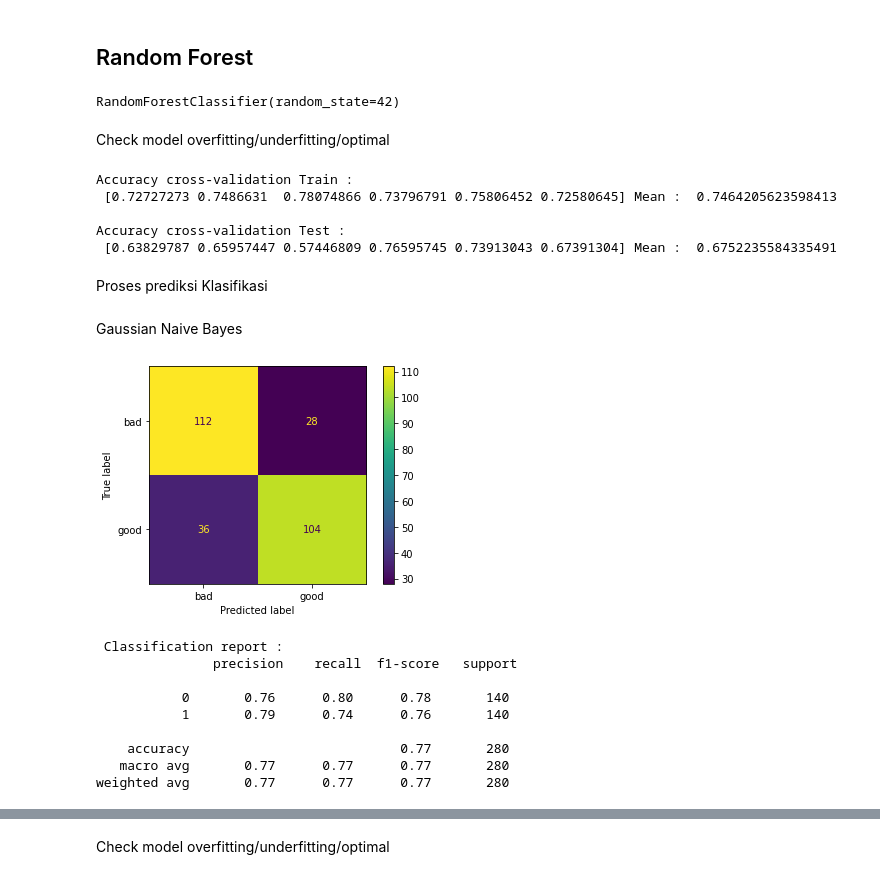
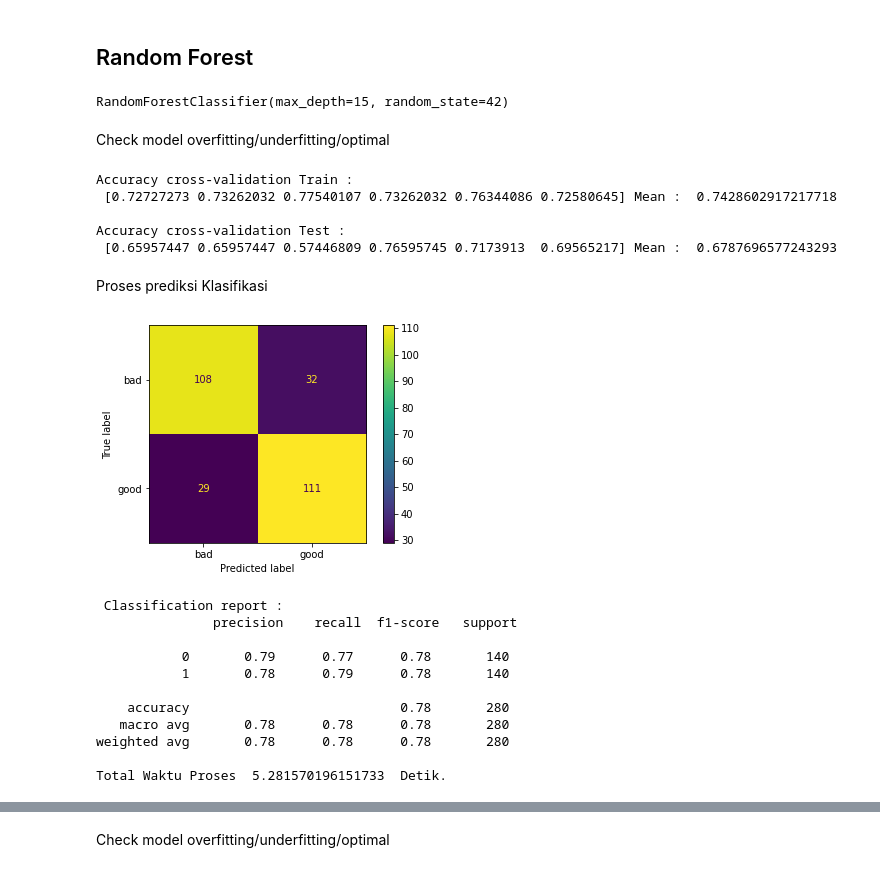
Before and after one commit to Fikazh/ProjectUasMachineLearning, a Jupyter notebook: main.ipynb, the cells around one changed output, grey strips where cells are left out. Cells and saved outputs as stored; diff of their text form; code cells hidden in the pictures.

```diff
--- a/main.ipynb
+++ b/main.ipynb
@@ -237,10 +232,0 @@ Banyak data kelas 1 (good):  140
-# %%
-from sklearn.metrics import classification_report,confusion_matrix,ConfusionMatrixDisplay
-from sklearn.neighbors import KNeighborsClassifier
-from sklearn.model_selection import cross_val_score, validation_curve
-
-#Membuat model klasifikasi
-modelKNN = KNeighborsClassifier(n_neighbors=5)
-
-#Melatih model menggunakan training dataset
-modelKNN.fit(X_train, y_train)
@@ -288,16 +233,26 @@ weighted avg       0.62      0.62      0.62       280
 # %% [markdown]
 ## Random Forest
 # %%
+from sklearn.metrics import classification_report,confusion_matrix,ConfusionMatrixDisplay
+from sklearn.model_selection import cross_val_score
+import time
+
+
 #Random Forest
 from sklearn.ensemble import RandomForestClassifier
 
+awal = time.time()
 #Membuat model klasifikasi
-modelRFC = RandomForestClassifier(random_state=42)
+modelRFC = RandomForestClassifier(n_estimators=100, #Default
+                                  max_depth=15,
+                                  min_samples_leaf=1, #Default
+                                  min_samples_split=2, #Default
+                                  random_state=42)
 
 #Melatih model menggunakan training dataset
 modelRFC.fit(X_train, y_train)
 # %% [output]
-RandomForestClassifier(random_state=42)
+RandomForestClassifier(max_depth=15, random_state=42)
 # %% [markdown]
 Check model overfitting/underfitting/optimal
 # %%
@@ -308,34 +263,36 @@ print("Accuracy cross-validation Train : \n",accuracyScoreTrain, "Mean : ", np.m
 print("\nAccuracy cross-validation Test : \n",accuracyScoreTest, "Mean : ", np.mean(accuracyScoreTest))
 # %% [output]
 Accuracy cross-validation Train :
- [0.72727273 0.7486631  0.78074866 0.73796791 0.75806452 0.72580645] Mean :  0.7464205623598413
+ [0.72727273 0.73262032 0.77540107 0.73262032 0.76344086 0.72580645] Mean :  0.7428602917217718
 
 Accuracy cross-validation Test :
- [0.63829787 0.65957447 0.57446809 0.76595745 0.73913043 0.67391304] Mean :  0.6752235584335491
+ [0.65957447 0.65957447 0.57446809 0.76595745 0.7173913  0.69565217] Mean :  0.6787696577243293
 # %% [markdown]
 Proses prediksi Klasifikasi
-# %% [markdown]
-Gaussian Naive Bayes
 # %%
 #Memprediksi hasil dari test dataset
 predictionsRfc = modelRFC.predict(X_test)
 
 #Menampilkan Hasil
 cm = confusion_matrix(y_test, predictionsRfc, labels=modelRFC.classes_)
 disp = ConfusionMatrixDisplay(confusion_matrix=cm,
                               display_labels=le.inverse_transform(modelRFC.classes_))
 disp.plot()
 plt.show()
 
 print ("\n Classification report : \n",classification_report(y_test,predictionsRfc))
+akhir = time.time()
+print ("Total Waktu Proses ", akhir- awal, " Detik.")
 # %% [output]
-[figure, old version]
+[figure, new version]
  Classification report :
                precision    recall  f1-score   support
 
-           0       0.76      0.80      0.78       140
-           1       0.79      0.74      0.76       140
+           0       0.79      0.77      0.78       140
+           1       0.78      0.79      0.78       140
 
-    accuracy                           0.77       280
-   macro avg       0.77      0.77      0.77       280
-weighted avg       0.77      0.77      0.77       280
+    accuracy                           0.78       280
+   macro avg       0.78      0.78      0.78       280
+weighted avg       0.78      0.78      0.78       280
+
+Total Waktu Proses  5.281570196151733  Detik.
```
Also changed, not shown: parts of 13 cells of this notebook.
